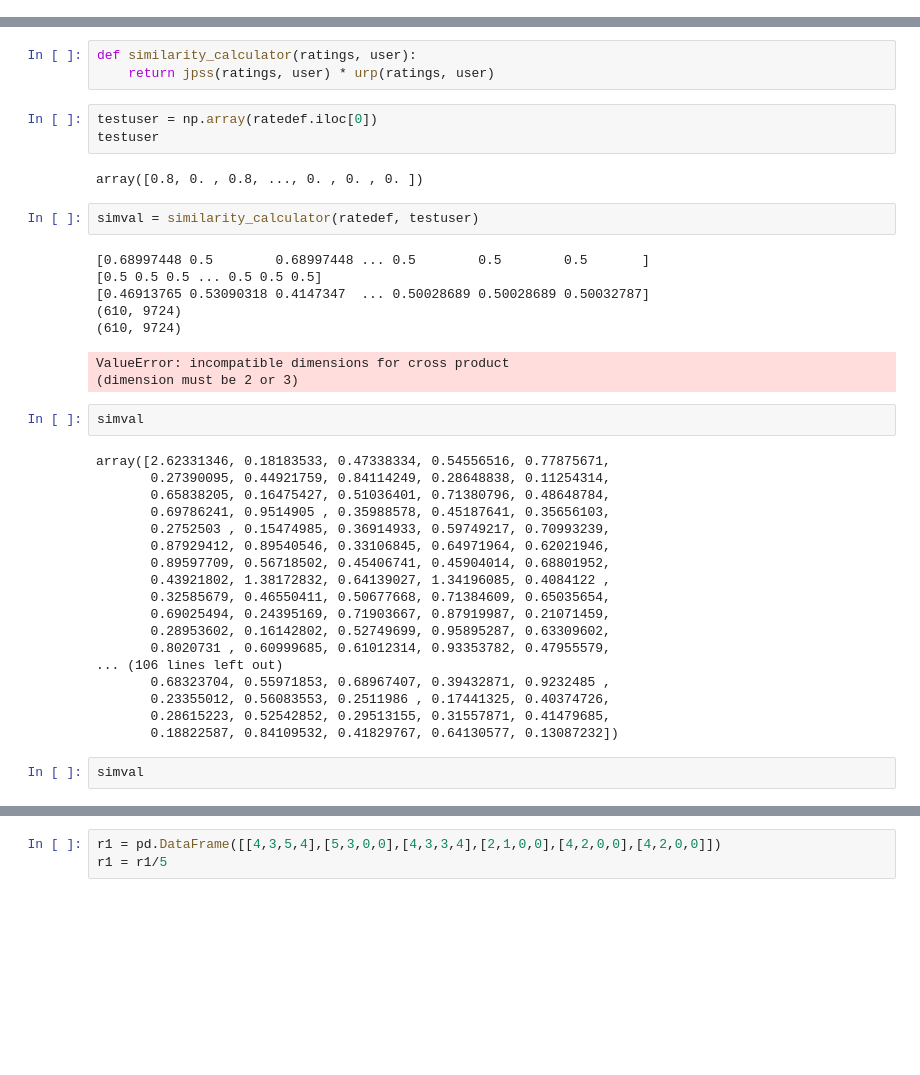
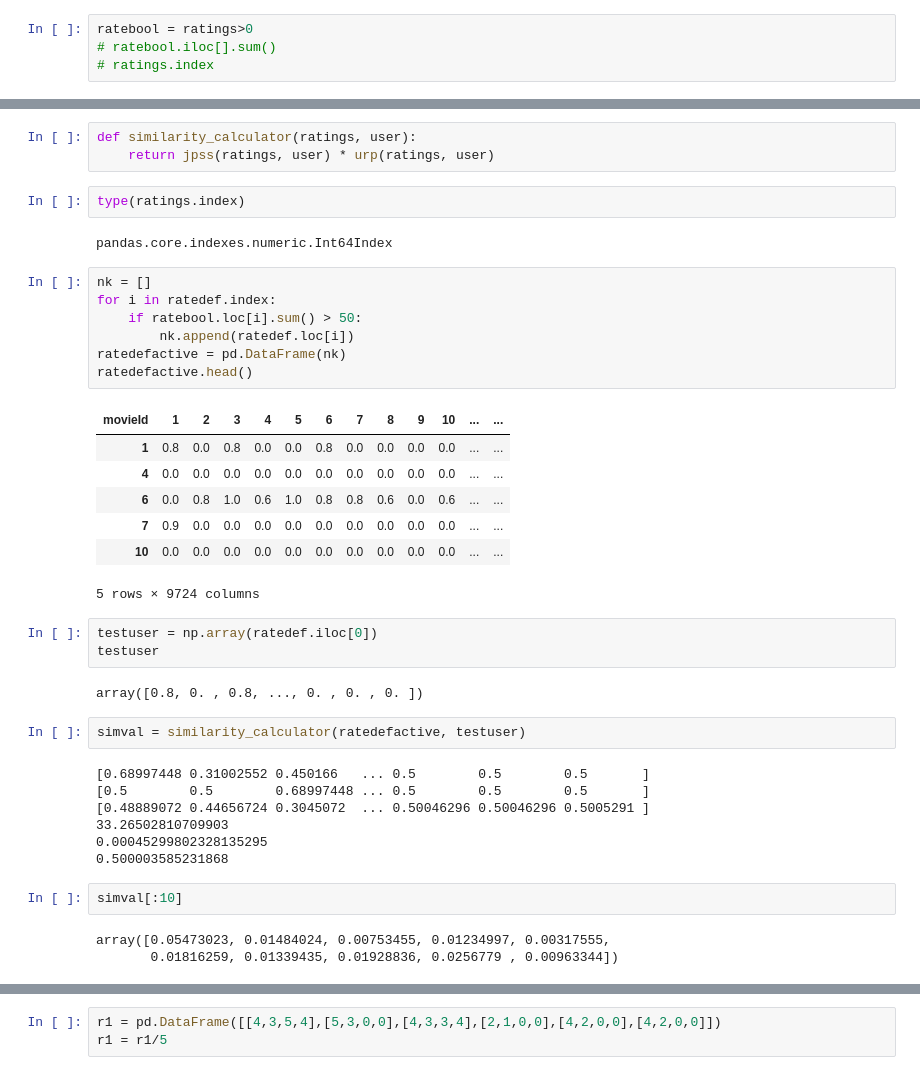
Before and after one commit to parthjain98in/BTP, a Jupyter notebook: new_similarity.ipynb, the cells around one changed output, grey strips where cells are left out. Saved outputs shown, nothing was run; the diff lists cells and outputs as text; blank space fills up the shorter version.

```diff
--- a/new_similarity.ipynb
+++ b/new_similarity.ipynb
@@ -39,3 +49,7 @@ ratings.head()
+# %%
+ratebool = ratings>0
+# ratebool.iloc[].sum()
+# ratings.index
 # %%
 ratedef = ratings.fillna(0)
 ratedef = ratedef.div(5)
@@ -162,40 +169,41 @@ def urp(ratings, user):
 # %%
 def similarity_calculator(ratings, user):
     return jpss(ratings, user) * urp(ratings, user)
+# %%
+type(ratings.index)
+# %% [output]
+pandas.core.indexes.numeric.Int64Index
+# %%
+nk = []
+for i in ratedef.index:
+    if ratebool.loc[i].sum() > 50:
+        nk.append(ratedef.loc[i])
+ratedefactive = pd.DataFrame(nk)
+ratedefactive.head()
+# %% [output]
+| movieId | 1 | 2 | 3 | 4 | 5 | 6 | 7 | 8 | 9 | 10 | ... | ... |
+| 1 | 0.8 | 0.0 | 0.8 | 0.0 | 0.0 | 0.8 | 0.0 | 0.0 | 0.0 | 0.0 | ... | ... |
+| 4 | 0.0 | 0.0 | 0.0 | 0.0 | 0.0 | 0.0 | 0.0 | 0.0 | 0.0 | 0.0 | ... | ... |
+| 6 | 0.0 | 0.8 | 1.0 | 0.6 | 1.0 | 0.8 | 0.8 | 0.6 | 0.0 | 0.6 | ... | ... |
+| 7 | 0.9 | 0.0 | 0.0 | 0.0 | 0.0 | 0.0 | 0.0 | 0.0 | 0.0 | 0.0 | ... | ... |
+| 10 | 0.0 | 0.0 | 0.0 | 0.0 | 0.0 | 0.0 | 0.0 | 0.0 | 0.0 | 0.0 | ... | ... |
+5 rows × 9724 columns
 # %%
 testuser = np.array(ratedef.iloc[0])
 testuser
 # %% [output]
 array([0.8, 0. , 0.8, ..., 0. , 0. , 0. ])
 # %%
-simval = similarity_calculator(ratedef, testuser)
+simval = similarity_calculator(ratedefactive, testuser)
 # %% [output]
-[0.68997448 0.5        0.68997448 ... 0.5        0.5        0.5       ]
-[0.5 0.5 0.5 ... 0.5 0.5 0.5]
-[0.46913765 0.53090318 0.4147347  ... 0.50028689 0.50028689 0.50032787]
-(610, 9724)
-(610, 9724)
+[0.68997448 0.31002552 0.450166   ... 0.5        0.5        0.5       ]
+[0.5        0.5        0.68997448 ... 0.5        0.5        0.5       ]
+[0.48889072 0.44656724 0.3045072  ... 0.50046296 0.50046296 0.5005291 ]
+33.26502810709903
+0.00045299802328135295
+0.500003585231868
-ValueError: incompatible dimensions for cross product
-(dimension must be 2 or 3)
 # %%
-simval
+simval[:10]
 # %% [output]
-array([2.62331346, 0.18183533, 0.47338334, 0.54556516, 0.77875671,
-       0.27390095, 0.44921759, 0.84114249, 0.28648838, 0.11254314,
-       0.65838205, 0.16475427, 0.51036401, 0.71380796, 0.48648784,
-       0.69786241, 0.9514905 , 0.35988578, 0.45187641, 0.35656103,
-       0.2752503 , 0.15474985, 0.36914933, 0.59749217, 0.70993239,
-       0.87929412, 0.89540546, 0.33106845, 0.64971964, 0.62021946,
-       0.89597709, 0.56718502, 0.45406741, 0.45904014, 0.68801952,
-       0.43921802, 1.38172832, 0.64139027, 1.34196085, 0.4084122 ,
-       0.32585679, 0.46550411, 0.50677668, 0.71384609, 0.65035654,
-       0.69025494, 0.24395169, 0.71903667, 0.87919987, 0.21071459,
-       0.28953602, 0.16142802, 0.52749699, 0.95895287, 0.63309602,
-       0.8020731 , 0.60999685, 0.61012314, 0.93353782, 0.47955579,
-... (106 lines left out)
-       0.68323704, 0.55971853, 0.68967407, 0.39432871, 0.9232485 ,
-       0.23355012, 0.56083553, 0.2511986 , 0.17441325, 0.40374726,
-       0.28615223, 0.52542852, 0.29513155, 0.31557871, 0.41479685,
-       0.18822587, 0.84109532, 0.41829767, 0.64130577, 0.13087232])
+array([0.05473023, 0.01484024, 0.00753455, 0.01234997, 0.00317555,
+       0.01816259, 0.01339435, 0.01928836, 0.0256779 , 0.00963344])
-# %%
-simval
```
Also changed, not shown: parts of 17 cells of this notebook.
